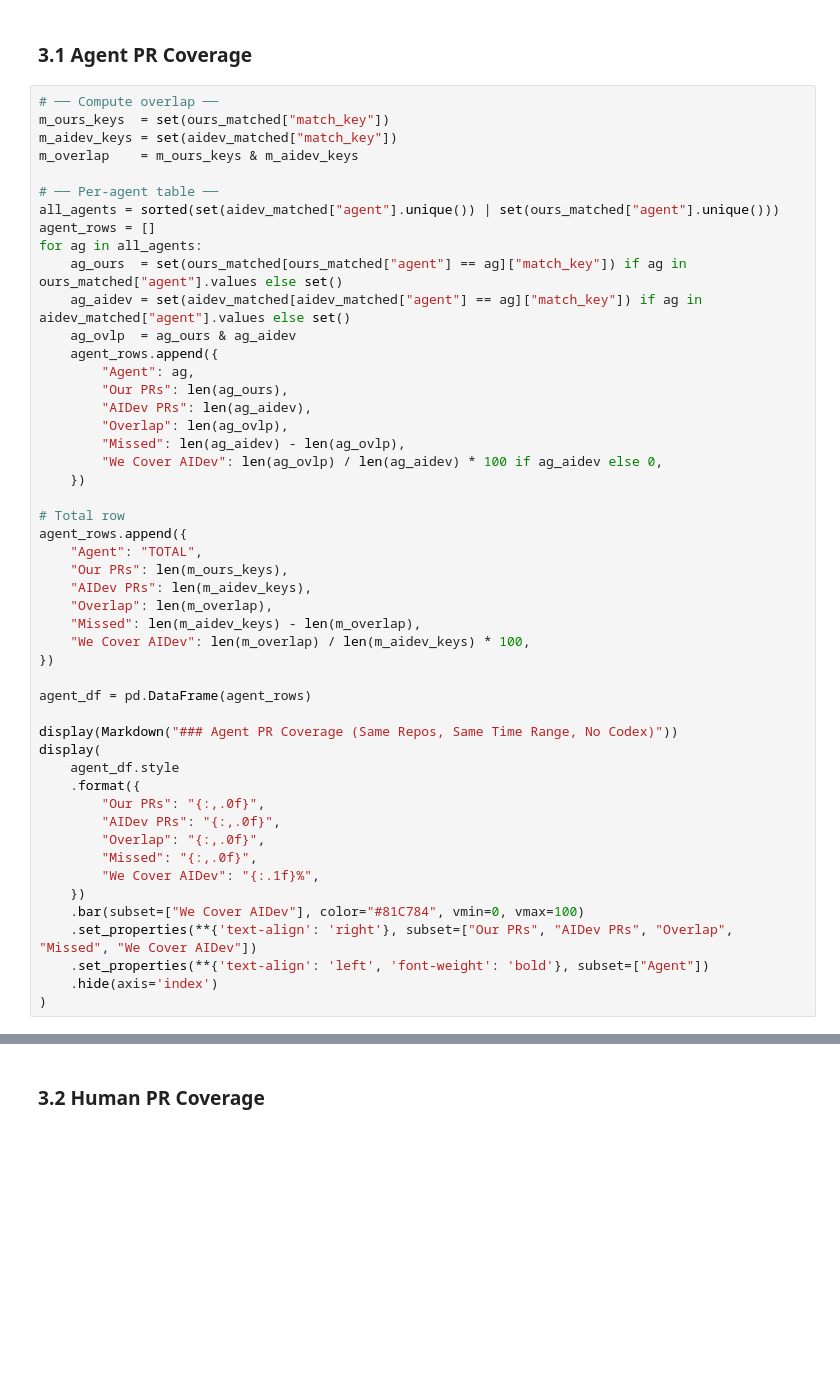
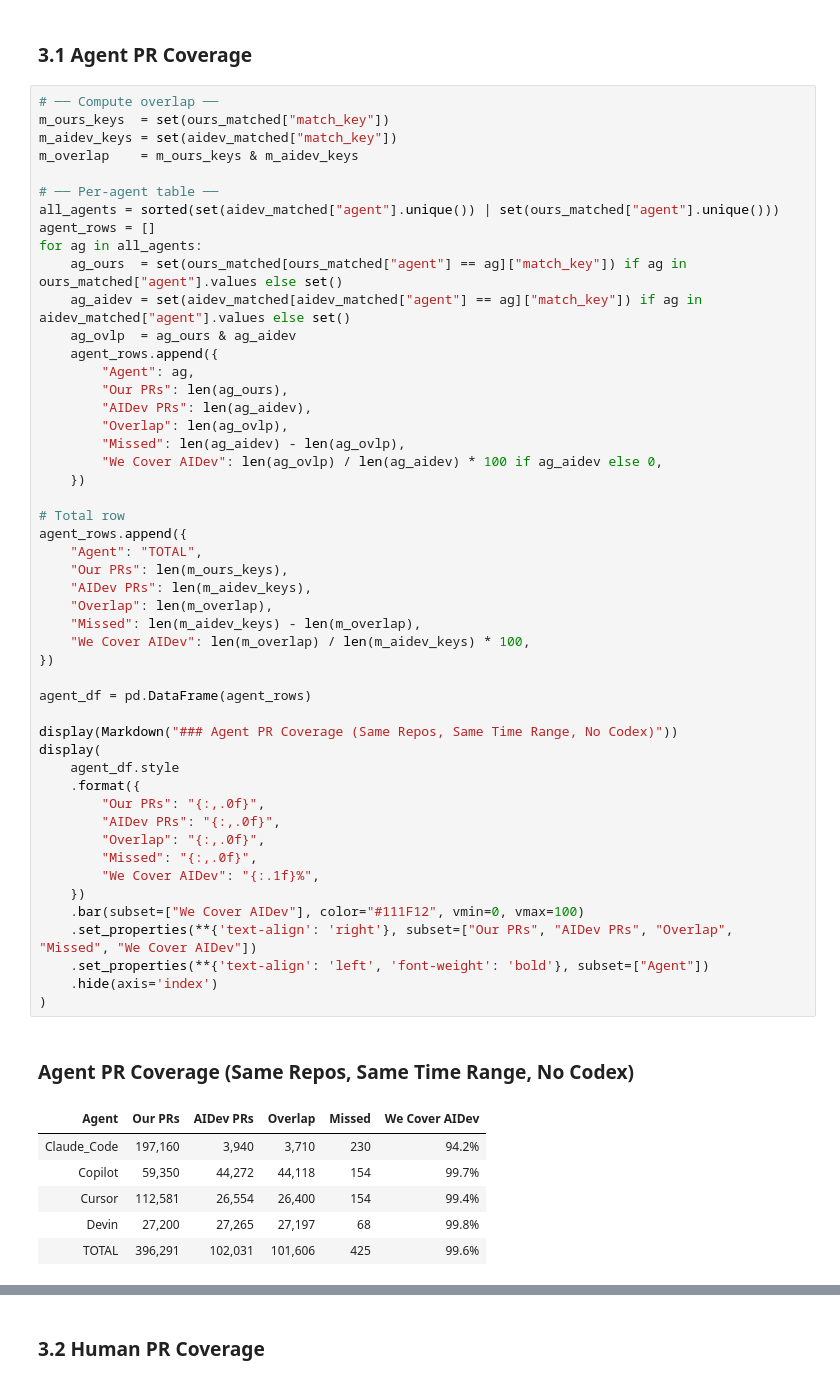
Before and after one commit to mabujadallah/Agentic-PR-A-Large-Scale-Dataset-of-AI-Generated-and-Human-Pull-Requests-on-GitHub, a Jupyter notebook: dataset_comparison_results.ipynb, the cells around one changed output, grey strips where cells are left out. Saved outputs shown, nothing was run; the diff lists cells and outputs as text; blank space fills up the shorter version.

```diff
--- a/dataset_comparison_results.ipynb
+++ b/dataset_comparison_results.ipynb
@@ -207,34 +237,42 @@ for ag in all_agents:
         "Missed": len(ag_aidev) - len(ag_ovlp),
         "We Cover AIDev": len(ag_ovlp) / len(ag_aidev) * 100 if ag_aidev else 0,
     })
 
 # Total row
 agent_rows.append({
     "Agent": "TOTAL",
     "Our PRs": len(m_ours_keys),
     "AIDev PRs": len(m_aidev_keys),
     "Overlap": len(m_overlap),
     "Missed": len(m_aidev_keys) - len(m_overlap),
     "We Cover AIDev": len(m_overlap) / len(m_aidev_keys) * 100,
 })
 
 agent_df = pd.DataFrame(agent_rows)
 
 display(Markdown("### Agent PR Coverage (Same Repos, Same Time Range, No Codex)"))
 display(
     agent_df.style
     .format({
         "Our PRs": "{:,.0f}",
         "AIDev PRs": "{:,.0f}",
         "Overlap": "{:,.0f}",
         "Missed": "{:,.0f}",
         "We Cover AIDev": "{:.1f}%",
     })
-    .bar(subset=["We Cover AIDev"], color="#81C784", vmin=0, vmax=100)
+    .bar(subset=["We Cover AIDev"], color="#111F12", vmin=0, vmax=100)
     .set_properties(**{'text-align': 'right'}, subset=["Our PRs", "AIDev PRs", "Overlap", "Missed", "We Cover AIDev"])
     .set_properties(**{'text-align': 'left', 'font-weight': 'bold'}, subset=["Agent"])
     .hide(axis='index')
 )
+# %% [output]
+### Agent PR Coverage (Same Repos, Same Time Range, No Codex)
+| Agent | Our PRs | AIDev PRs | Overlap | Missed | We Cover AIDev |
+| Claude_Code | 197,160 | 3,940 | 3,710 | 230 | 94.2% |
+| Copilot | 59,350 | 44,272 | 44,118 | 154 | 99.7% |
+| Cursor | 112,581 | 26,554 | 26,400 | 154 | 99.4% |
+| Devin | 27,200 | 27,265 | 27,197 | 68 | 99.8% |
+| TOTAL | 396,291 | 102,031 | 101,606 | 425 | 99.6% |
 # %%
 # ── Per-agent chart ──
 agents_only = agent_df[agent_df["Agent"] != "TOTAL"]
```
Also changed, not shown: parts of 12 cells of this notebook, 2 other files.
